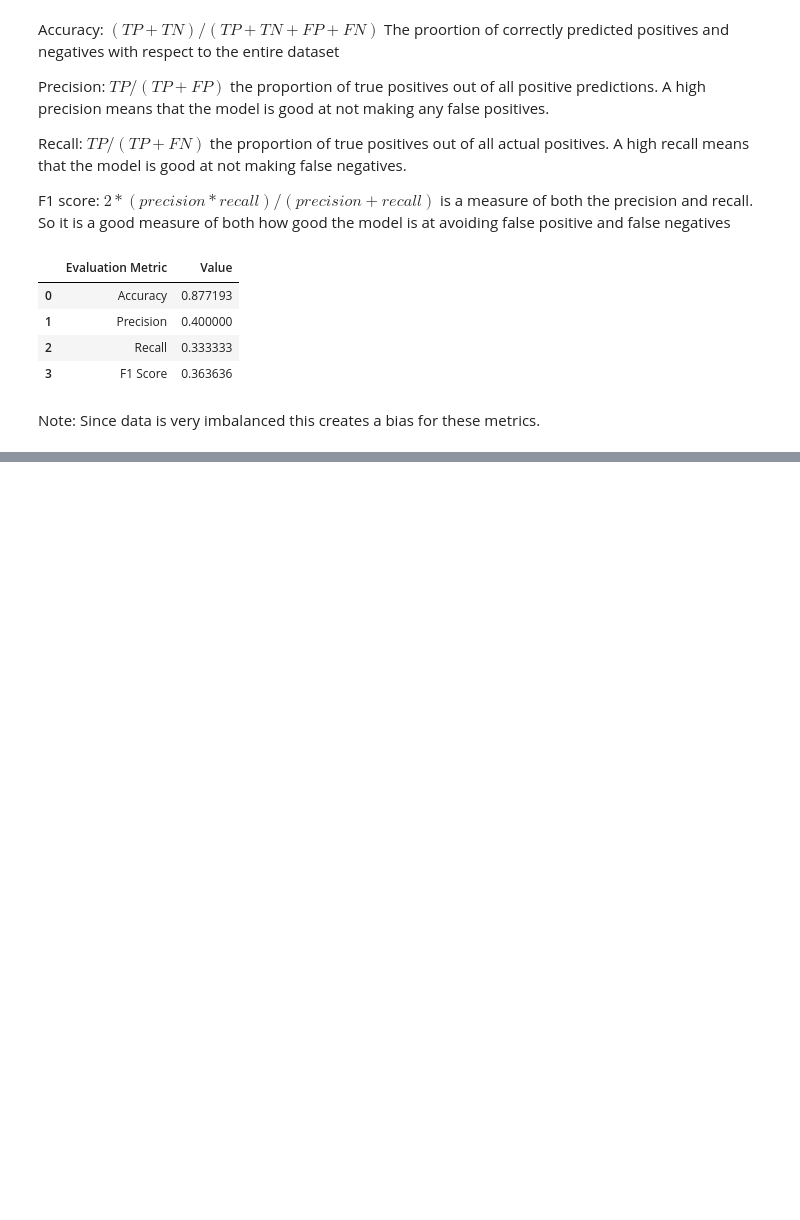
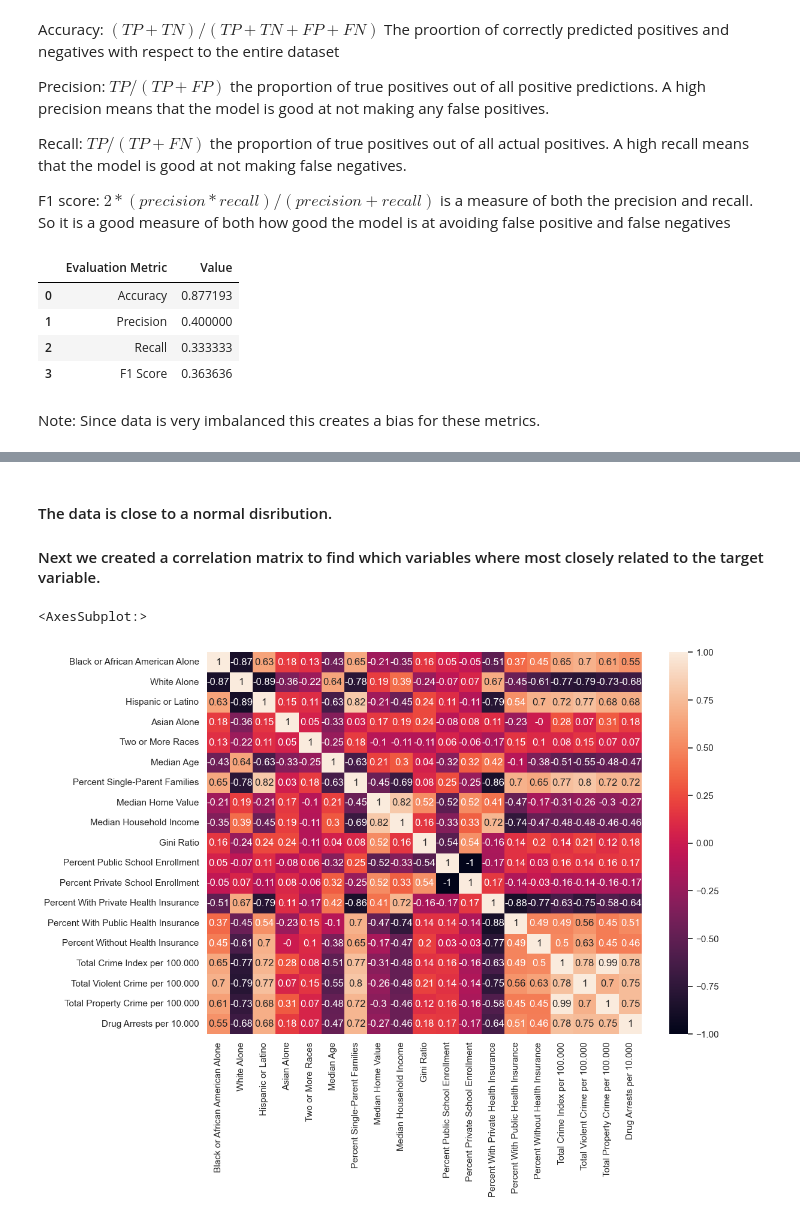
Before and after one commit to hari-p02/MATH3094_Project, a Jupyter notebook: CT Town Data.ipynb, the cells around one changed output, grey strips where cells are left out. Drawn from its saved outputs; the diff is of its cells as text; code cells hidden in the pictures; blank space fills up the shorter version.

```diff
--- a/CT Town Data.ipynb
+++ b/CT Town Data.ipynb
@@ -244,0 +296,11 @@ Note: Since data is very imbalanced this creates a bias for these metrics.
+# %% [markdown]
+#### The data is close to a normal disribution.
+
+#### Next we created a correlation matrix to find which variables where most closely related to the target variable.
+# %%
+correlation_matrix = df.corr().round(2)
+
+sns.heatmap(data=correlation_matrix, annot=True)
+# %% [output]
+<AxesSubplot:>
+[figure, added]
```
Also changed, not shown: parts of 17 cells of this notebook.
